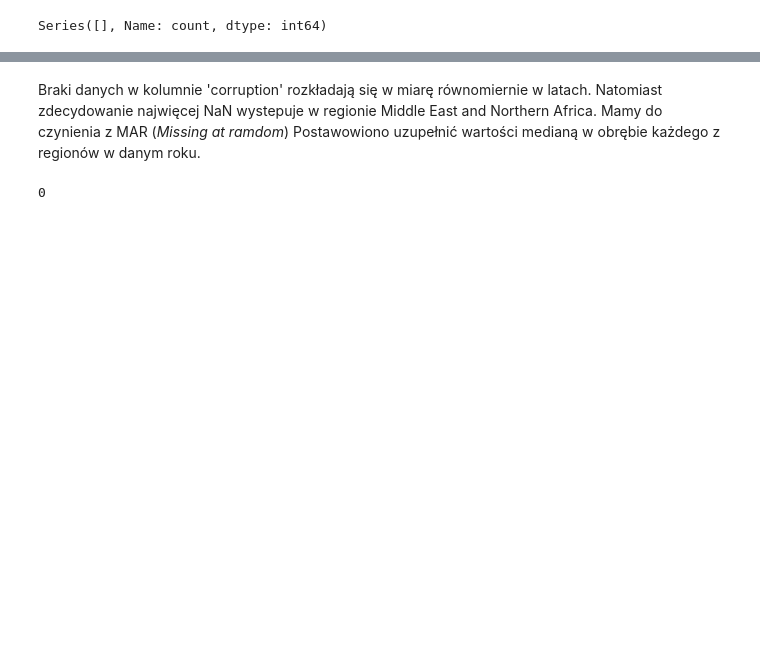
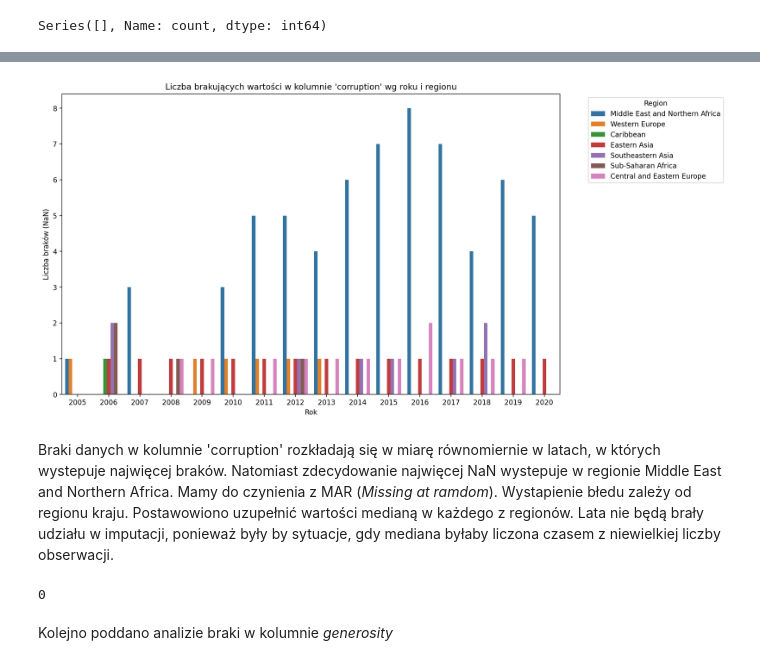
Before and after one commit to lukaszkortals/sad_proj, a Jupyter notebook: notebooks/01_wprowadzenie_i_czyszczenie.ipynb, the cells around one changed output, grey strips where cells are left out. Saved outputs shown, nothing was run; the diff lists cells and outputs as text; code cells hidden in the pictures; blank space fills up the shorter version.

```diff
--- a/notebooks/01_wprowadzenie_i_czyszczenie.ipynb
+++ b/notebooks/01_wprowadzenie_i_czyszczenie.ipynb
@@ -137,3 +175,21 @@ Series([], Name: count, dtype: int64)
+# %%
+# Filtrowanie tylko obserwacji z brakującą wartością w 'corruption'
+missing_corr = df[df['corruption'].isnull()]
+
+# Grupowanie i zliczanie braków według roku i regionu
+missing_corr_counts = missing_corr.groupby(['year', 'region']).size().reset_index(name='NaN_count')
+
+# Tworzenie wykresu
+plt.figure(figsize=(14, 7))
+sns.barplot(data=missing_corr_counts, x='year', y='NaN_count', hue='region')
+plt.title("Liczba brakujących wartości w kolumnie 'corruption' wg roku i regionu")
+plt.xlabel("Rok")
+plt.ylabel("Liczba braków (NaN)")
+plt.legend(title="Region", bbox_to_anchor=(1.05, 1), loc='upper left')
+plt.tight_layout()
+plt.show()
+# %% [output]
+[figure, added]
 # %% [markdown]
-Braki danych w kolumnie 'corruption' rozkładają się w miarę równomiernie w latach. Natomiast zdecydowanie najwięcej NaN wystepuje w regionie Middle East and Northern Africa. Mamy do czynienia z MAR (*Missing at ramdom*) Postawowiono uzupełnić wartości medianą w obrębie każdego z regionów w danym roku.
+Braki danych w kolumnie 'corruption' rozkładają się w miarę równomiernie w latach, w których wystepuje najwięcej braków. Natomiast zdecydowanie najwięcej NaN wystepuje w regionie Middle East and Northern Africa. Mamy do czynienia z MAR (*Missing at ramdom*). Wystapienie błedu zależy od regionu kraju. Postawowiono uzupełnić wartości medianą w każdego z regionów. Lata nie będą brały udziału w imputacji, ponieważ były by sytuacje, gdy mediana byłaby liczona czasem z niewielkiej liczby obserwacji.
 # %%
@@ -144,3 +200,5 @@ df['corruption'] = df.groupby(['region', 'year'])['corruption'].transform(
 df['corruption'].isnull().sum()
 # %% [output]
 0
+# %% [markdown]
+Kolejno poddano analizie braki w kolumnie *generosity*
```
Also changed, not shown: parts of 16 cells of this notebook.
